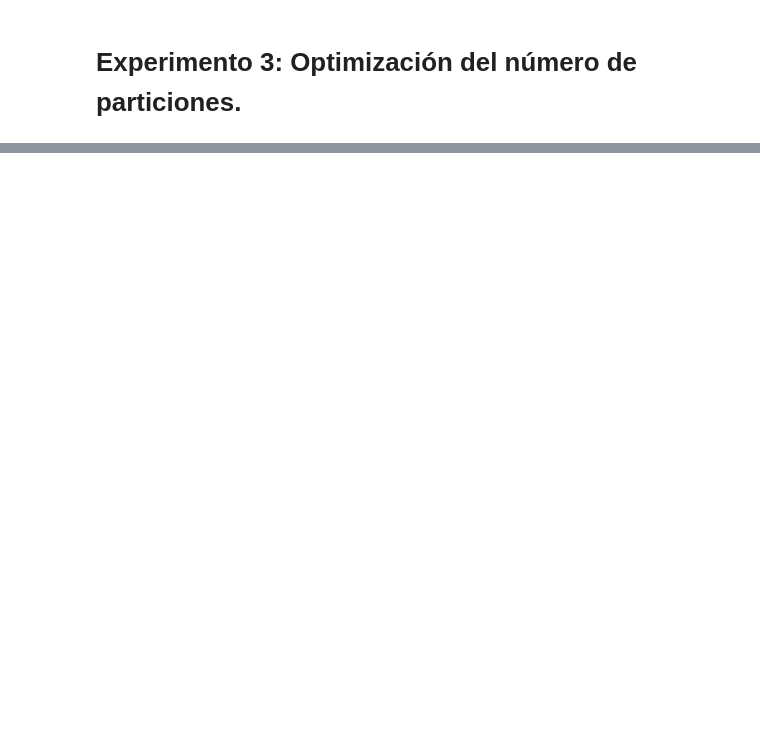
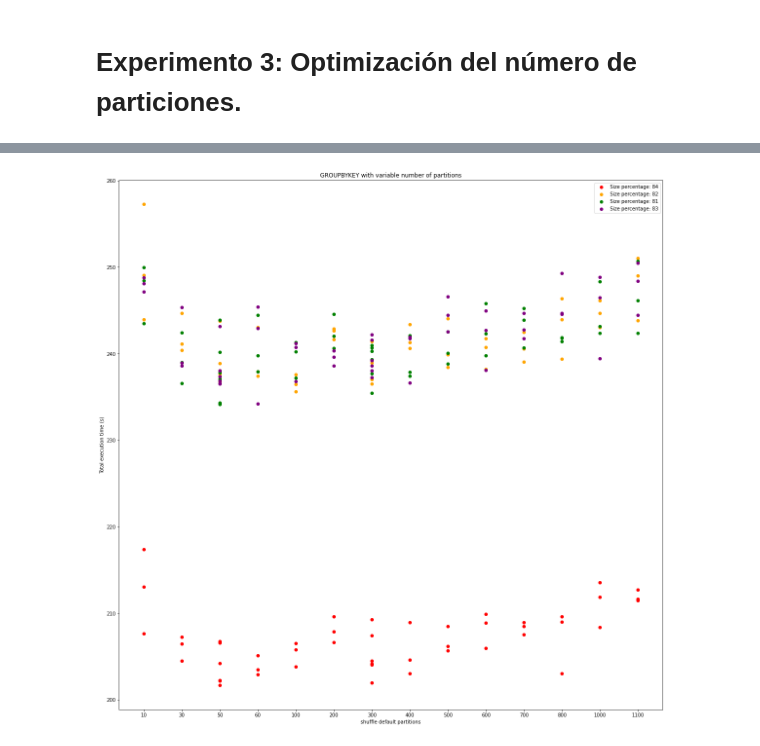
Before and after one commit to sargar19/trabajo-fin-de-grado, a Jupyter notebook: notebooks/Experimento 3.ipynb, the cells around one changed output, grey strips where cells are left out. Cells and saved outputs as stored; diff of their text form; code cells hidden in the pictures; blank space fills up the shorter version.

```diff
--- a/notebooks/Experimento 3.ipynb
+++ b/notebooks/Experimento 3.ipynb
@@ -28,0 +99,27 @@ execution_times['Transformation'] = execution_times['App Name'].map(lambda x: x.
+# %%
+x_1 = example_81['Partitions']
+y_1 = example_81['Total app execution time (s)']
+x_2 = example_82['Partitions']
+y_2 = example_82['Total app execution time (s)']
+x_3 = example_83['Partitions']
+y_3 = example_83['Total app execution time (s)']
+x_4 = example_84['Partitions']
+y_4 = example_84['Total app execution time (s)']
+
+plt.figure(figsize=(20,20))
+plt.scatter(x_1, y_1, marker = 'o', color = 'red')
+plt.scatter(x_2, y_2, marker = 'o', color = 'orange')
+plt.scatter(x_3, y_3, marker = 'o', color = 'green')
+plt.scatter(x_4, y_4, marker = 'o', color = 'purple')
+plt.legend({'Size percentage: 81','Size percentage: 82', 'Size percentage: 83', 'Size percentage: 84'})
+
+# axis
+plt.xlabel('shuffle default partitions')
+plt.ylabel('Total execution time (s)')
+
+# title
+plt.title('GROUPBYKEY with variable number of partitions')
+
+plt.show()
+# %% [output]
+[figure, added]
```
Also changed, not shown: parts of 12 cells of this notebook, 1 other file.
